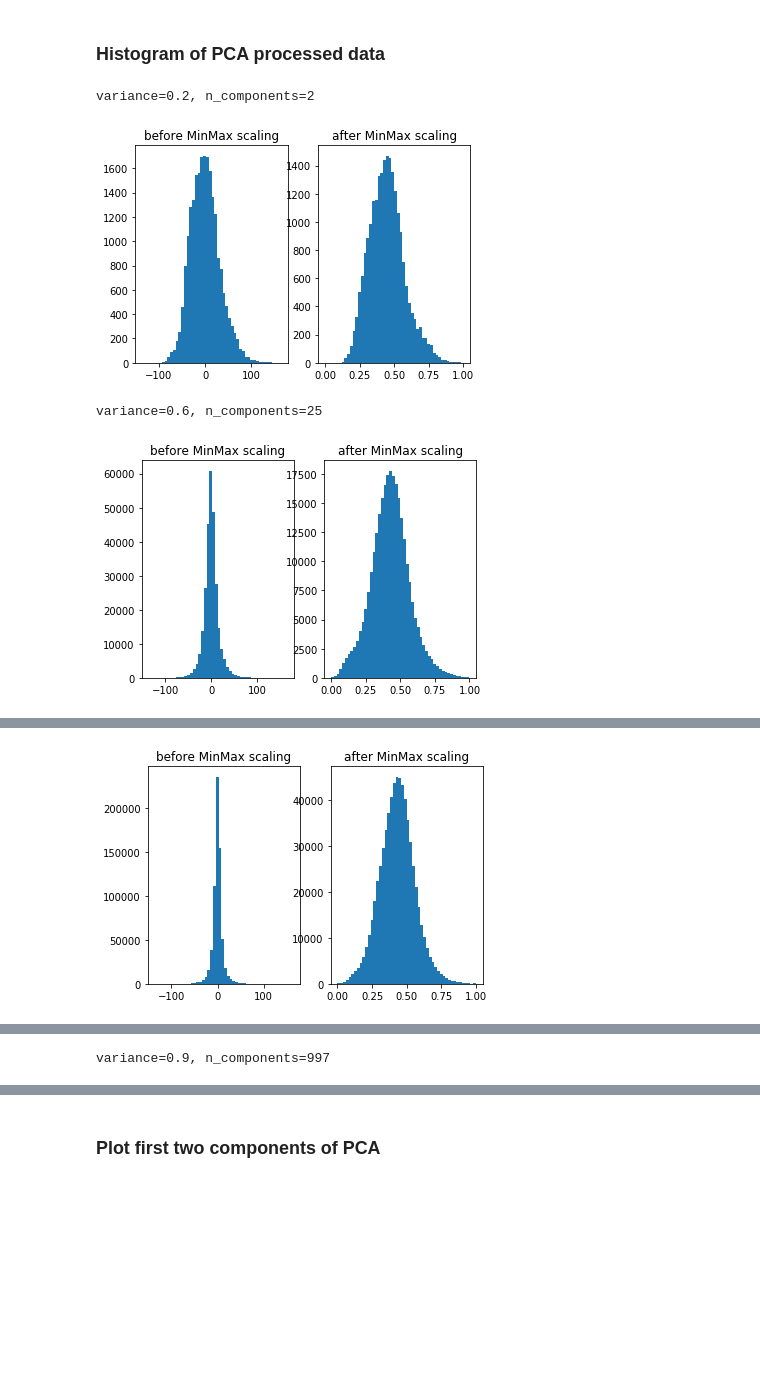
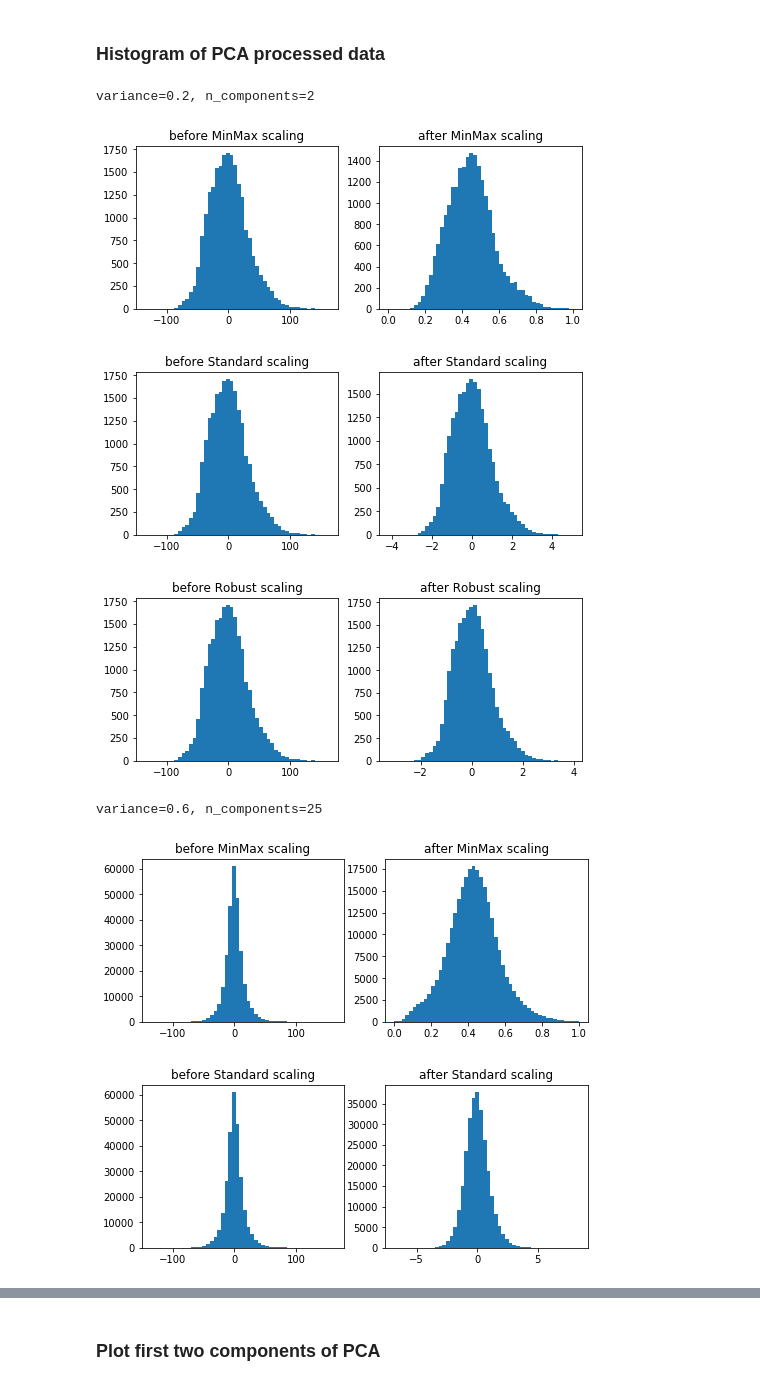
Before and after one commit to jvivian/DeepTCGA, a Jupyter notebook: Dimension_Reduction.ipynb, the cells around one changed output, grey strips where cells are left out. Saved outputs shown, nothing was run; the diff lists cells and outputs as text; code cells hidden in the pictures; blank space fills up the shorter version.

```diff
--- a/Dimension_Reduction.ipynb
+++ b/Dimension_Reduction.ipynb
@@ -65,24 +65,27 @@ for variance, n in variance_dict.items():
 # %% [markdown]
 ### Histogram of PCA processed data
 # %%
+scalers = {"MinMax": MinMaxScaler(), "Standard": StandardScaler(), "Robust": RobustScaler()}
 for variance, n in variance_dict.items():
     print("variance={0}, n_components={1}".format(variance, n))
     df= pd.read_csv("./data/mRNA_PCA_{0}_variance.csv".format(variance),
                     index_col="sample_id")
-    scaler = MinMaxScaler()
-    X_transform = scaler.fit_transform(df)
-    f, axes = plt.subplots(1, 2)
-    axes[0].hist(df.as_matrix().flatten(), bins=50)
-    axes[0].set_title("before MinMax scaling")
-    axes[1].hist(X_transform.flatten(), bins=50)
-    axes[1].set_title("after MinMax scaling")
-    plt.show()
-
-    # saved transformed PCA results
-    df_scaled = pd.DataFrame(X_transform, index=df.index, columns=df.columns)
-    df_scaled.to_csv("./data/mRNA_PCA_{0}_variance_MinMaxScaled.csv".format(variance))
+    for scaler_name, scaler in scalers.items():
+        X_transform = scaler.fit_transform(df)
+        f, axes = plt.subplots(1, 2, figsize=(8, 3))
+        axes[0].hist(df.as_matrix().flatten(), bins=50)
+        axes[0].set_title("before {0} scaling".format(scaler_name))
+        axes[1].hist(X_transform.flatten(), bins=50)
+        axes[1].set_title("after {0} scaling".format(scaler_name))
+        plt.show()
+        # saved transformed PCA results
+        df_scaled = pd.DataFrame(X_transform, index=df.index, columns=df.columns)
+        df_scaled.to_csv("./data/mRNA_PCA_{0}_variance_{1}Scaled.csv".format(variance, scaler_name))
 # %% [output]
 variance=0.2, n_components=2
-[figure, old version]
+[figure, new version]
+[figure, new version]
+[figure, new version]
 variance=0.6, n_components=25
-[figure, old version]
+[figure, new version]
+[figure, new version]
@@ -89,2 +93 @@ variance=0.6, n_components=25
 variance=0.7, n_components=60
-[figure, old version]
@@ -93 +97,0 @@ variance=0.8, n_components=190
-variance=0.9, n_components=997
```
Also changed, not shown: parts of 1 cell of this notebook, 1 other file.
